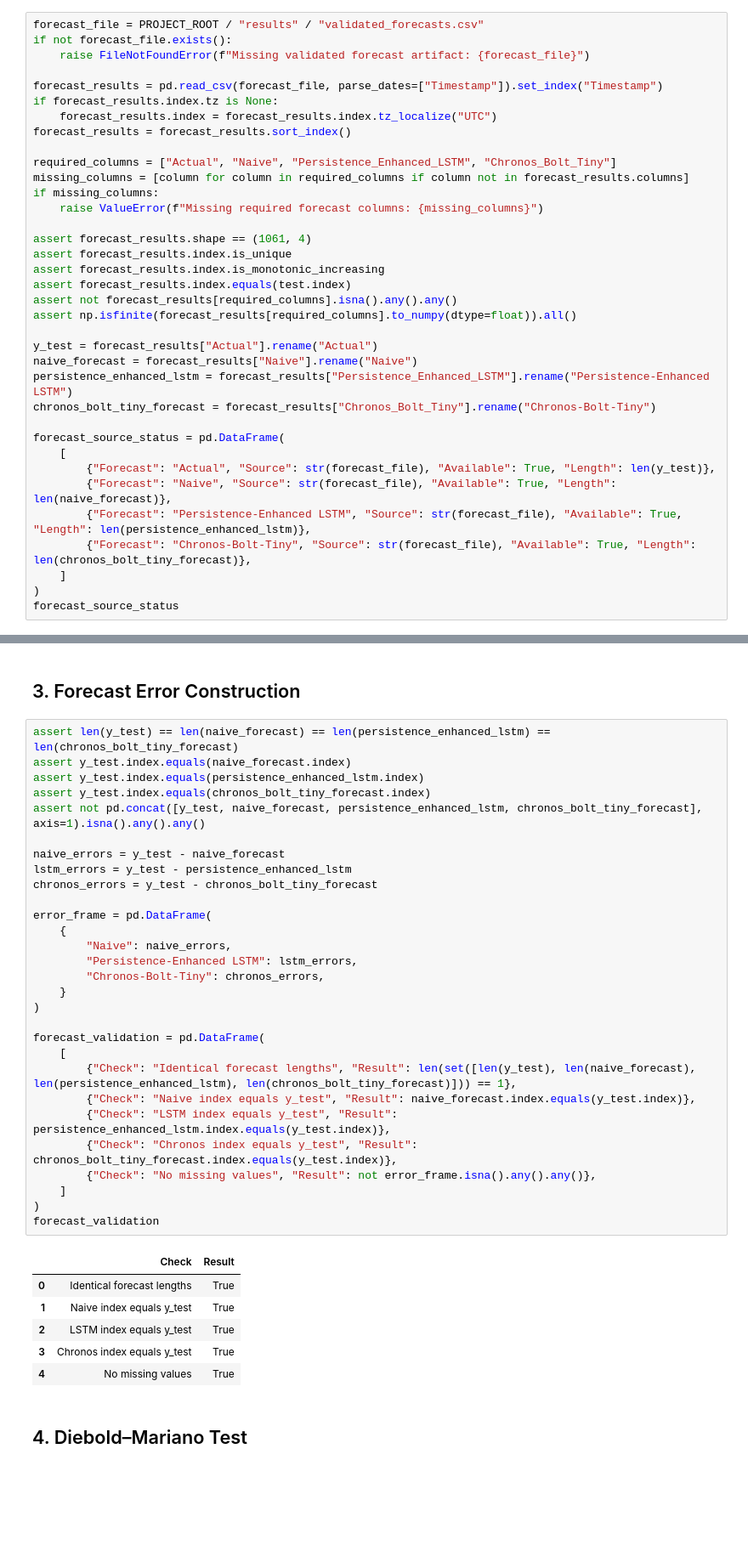
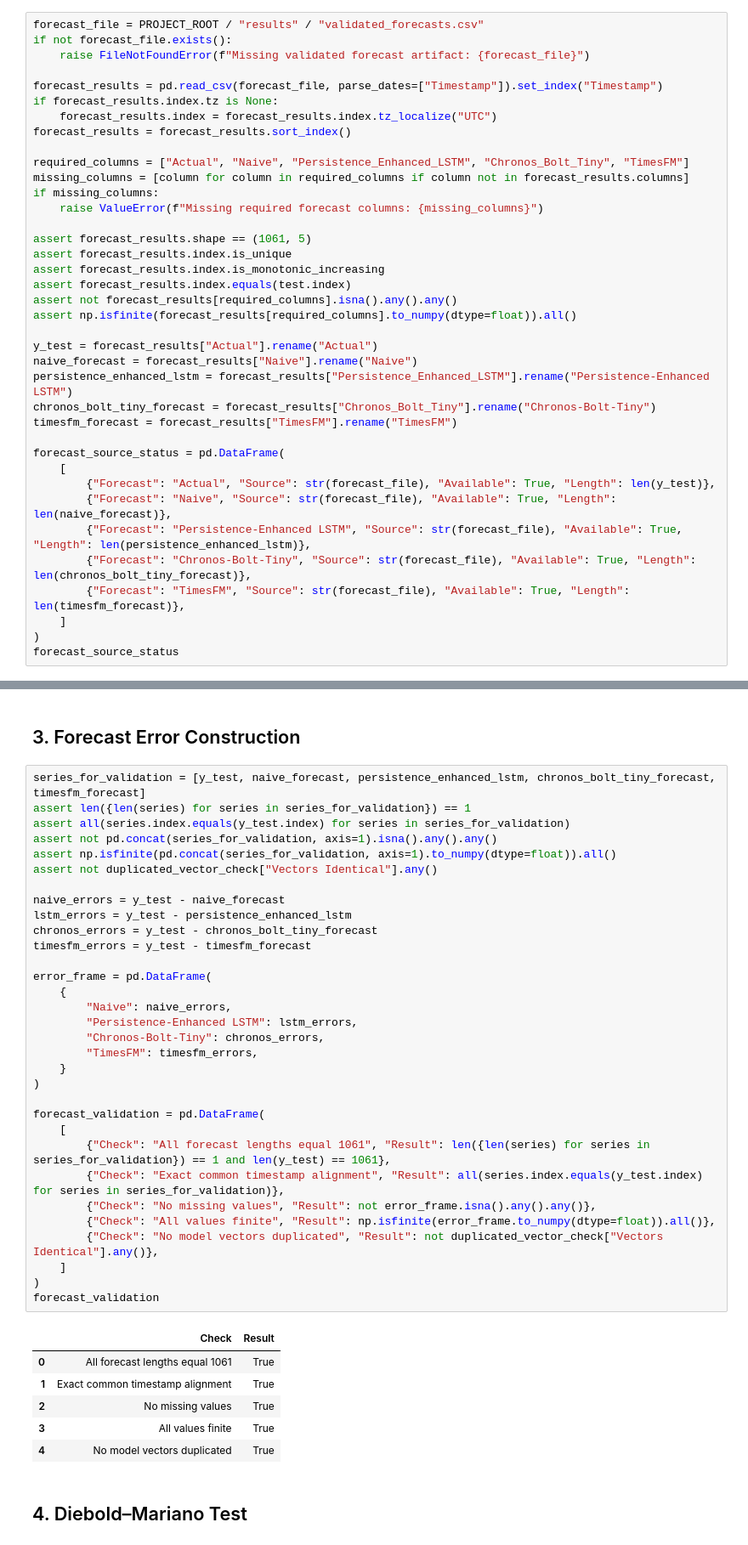
Before and after one commit to mdsoadsolaiman/TimeSeriesFoundationModels, a Jupyter notebook: notebooks/09_Statistical_Significance_Test.ipynb, the cells around one changed output, grey strips where cells are left out. Shown at 85% size. Drawn from its saved outputs; the diff is of its cells as text; blank space fills up the shorter version.

```diff
--- a/notebooks/09_Statistical_Significance_Test.ipynb
+++ b/notebooks/09_Statistical_Significance_Test.ipynb
@@ -84,12 +85,12 @@ if forecast_results.index.tz is None:
     forecast_results.index = forecast_results.index.tz_localize("UTC")
 forecast_results = forecast_results.sort_index()
 
-required_columns = ["Actual", "Naive", "Persistence_Enhanced_LSTM", "Chronos_Bolt_Tiny"]
+required_columns = ["Actual", "Naive", "Persistence_Enhanced_LSTM", "Chronos_Bolt_Tiny", "TimesFM"]
 missing_columns = [column for column in required_columns if column not in forecast_results.columns]
 if missing_columns:
     raise ValueError(f"Missing required forecast columns: {missing_columns}")
 
-assert forecast_results.shape == (1061, 4)
+assert forecast_results.shape == (1061, 5)
 assert forecast_results.index.is_unique
 assert forecast_results.index.is_monotonic_increasing
 assert forecast_results.index.equals(test.index)
@@ -100,6 +101,7 @@ y_test = forecast_results["Actual"].rename("Actual")
 naive_forecast = forecast_results["Naive"].rename("Naive")
 persistence_enhanced_lstm = forecast_results["Persistence_Enhanced_LSTM"].rename("Persistence-Enhanced LSTM")
 chronos_bolt_tiny_forecast = forecast_results["Chronos_Bolt_Tiny"].rename("Chronos-Bolt-Tiny")
+timesfm_forecast = forecast_results["TimesFM"].rename("TimesFM")
 
 forecast_source_status = pd.DataFrame(
     [
@@ -107,6 +109,7 @@ forecast_source_status = pd.DataFrame(
         {"Forecast": "Naive", "Source": str(forecast_file), "Available": True, "Length": len(naive_forecast)},
         {"Forecast": "Persistence-Enhanced LSTM", "Source": str(forecast_file), "Available": True, "Length": len(persistence_enhanced_lstm)},
         {"Forecast": "Chronos-Bolt-Tiny", "Source": str(forecast_file), "Available": True, "Length": len(chronos_bolt_tiny_forecast)},
+        {"Forecast": "TimesFM", "Source": str(forecast_file), "Available": True, "Length": len(timesfm_forecast)},
     ]
 )
 forecast_source_status
@@ -190,41 +205,44 @@ availability_table
 # %% [markdown]
 ## 3. Forecast Error Construction
 # %%
-assert len(y_test) == len(naive_forecast) == len(persistence_enhanced_lstm) == len(chronos_bolt_tiny_forecast)
-assert y_test.index.equals(naive_forecast.index)
-assert y_test.index.equals(persistence_enhanced_lstm.index)
-assert y_test.index.equals(chronos_bolt_tiny_forecast.index)
-assert not pd.concat([y_test, naive_forecast, persistence_enhanced_lstm, chronos_bolt_tiny_forecast], axis=1).isna().any().any()
+series_for_validation = [y_test, naive_forecast, persistence_enhanced_lstm, chronos_bolt_tiny_forecast, timesfm_forecast]
+assert len({len(series) for series in series_for_validation}) == 1
+assert all(series.index.equals(y_test.index) for series in series_for_validation)
+assert not pd.concat(series_for_validation, axis=1).isna().any().any()
+assert np.isfinite(pd.concat(series_for_validation, axis=1).to_numpy(dtype=float)).all()
+assert not duplicated_vector_check["Vectors Identical"].any()
 
 naive_errors = y_test - naive_forecast
 lstm_errors = y_test - persistence_enhanced_lstm
 chronos_errors = y_test - chronos_bolt_tiny_forecast
+timesfm_errors = y_test - timesfm_forecast
 
 error_frame = pd.DataFrame(
     {
         "Naive": naive_errors,
         "Persistence-Enhanced LSTM": lstm_errors,
         "Chronos-Bolt-Tiny": chronos_errors,
+        "TimesFM": timesfm_errors,
     }
 )
 
 forecast_validation = pd.DataFrame(
     [
-        {"Check": "Identical forecast lengths", "Result": len(set([len(y_test), len(naive_forecast), len(persistence_enhanced_lstm), len(chronos_bolt_tiny_forecast)])) == 1},
-        {"Check": "Naive index equals y_test", "Result": naive_forecast.index.equals(y_test.index)},
-        {"Check": "LSTM index equals y_test", "Result": persistence_enhanced_lstm.index.equals(y_test.index)},
-        {"Check": "Chronos index equals y_test", "Result": chronos_bolt_tiny_forecast.index.equals(y_test.index)},
+        {"Check": "All forecast lengths equal 1061", "Result": len({len(series) for series in series_for_validation}) == 1 and len(y_test) == 1061},
+        {"Check": "Exact common timestamp alignment", "Result": all(series.index.equals(y_test.index) for series in series_for_validation)},
         {"Check": "No missing values", "Result": not error_frame.isna().any().any()},
+        {"Check": "All values finite", "Result": np.isfinite(error_frame.to_numpy(dtype=float)).all()},
+        {"Check": "No model vectors duplicated", "Result": not duplicated_vector_check["Vectors Identical"].any()},
     ]
 )
 forecast_validation
 # %% [output]
 |  | Check | Result |
-| 0 | Identical forecast lengths | True |
-| 1 | Naive index equals y_test | True |
-| 2 | LSTM index equals y_test | True |
-| 3 | Chronos index equals y_test | True |
-| 4 | No missing values | True |
+| 0 | All forecast lengths equal 1061 | True |
+| 1 | Exact common timestamp alignment | True |
+| 2 | No missing values | True |
+| 3 | All values finite | True |
+| 4 | No model vectors duplicated | True |
 # %% [markdown]
 ## 4. Diebold–Mariano Test
 # %%
```
Also changed, not shown: parts of 12 cells of this notebook, 1 other file.
